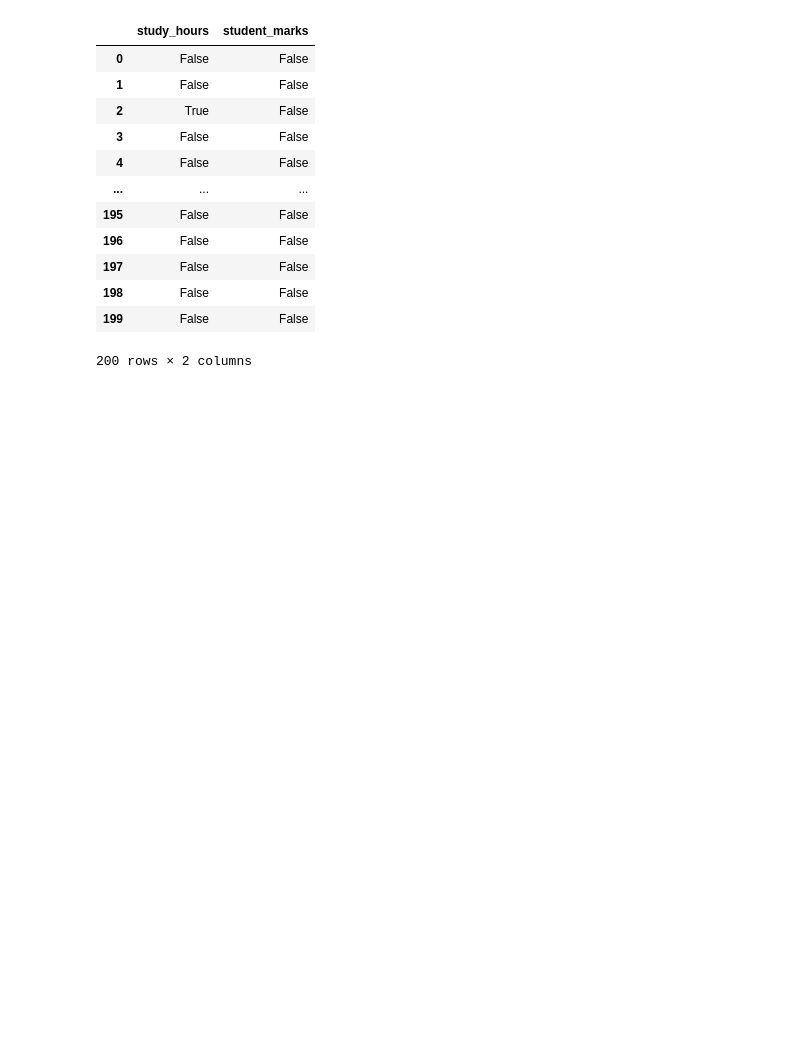
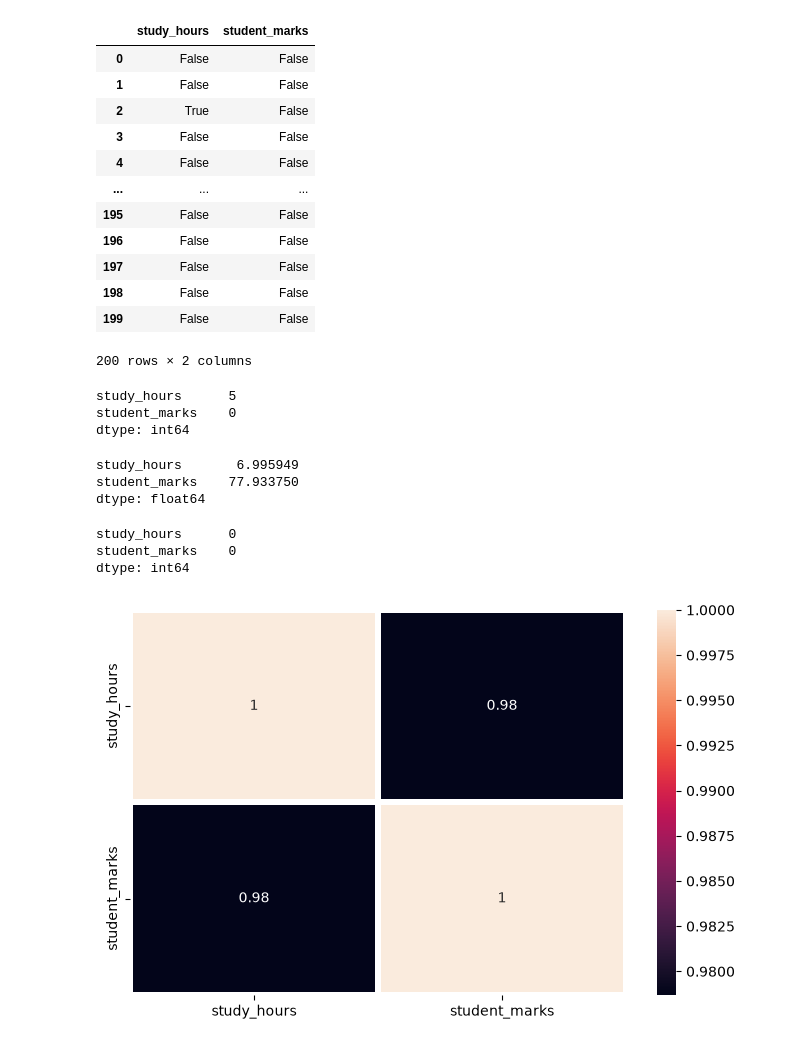
Before and after one commit to Rupesh-AI404/Machine_Learning, a Jupyter notebook: Linear Regression/Student_Marks_Prediction.ipynb, the cells around one changed output. Drawn from its saved outputs; the diff is of its cells as text; code cells hidden in the pictures; blank space fills up the shorter version.

Commit message:
Data visualization

```diff
--- a/Linear Regression/Student_Marks_Prediction.ipynb
+++ b/Linear Regression/Student_Marks_Prediction.ipynb
@@ -86,3 +86,29 @@ df.isnull()
 | 198 | False | False |
 | 199 | False | False |
 200 rows × 2 columns
+# %%
+df.isnull().sum()
+# %% [output]
+study_hours      5
+student_marks    0
+dtype: int64
+# %%
+df.mean()
+# %% [output]
+study_hours       6.995949
+student_marks    77.933750
+dtype: float64
+# %%
+df=df.fillna(df.mean())
+# %%
+df.isnull().sum()
+# %% [output]
+study_hours      0
+student_marks    0
+dtype: int64
+# %%
+plt.figure(figsize=(8,5))
+sns.heatmap(df.corr(),annot=True,linewidths=3)
+plt.show()
+# %% [output]
+[figure, added]
```
